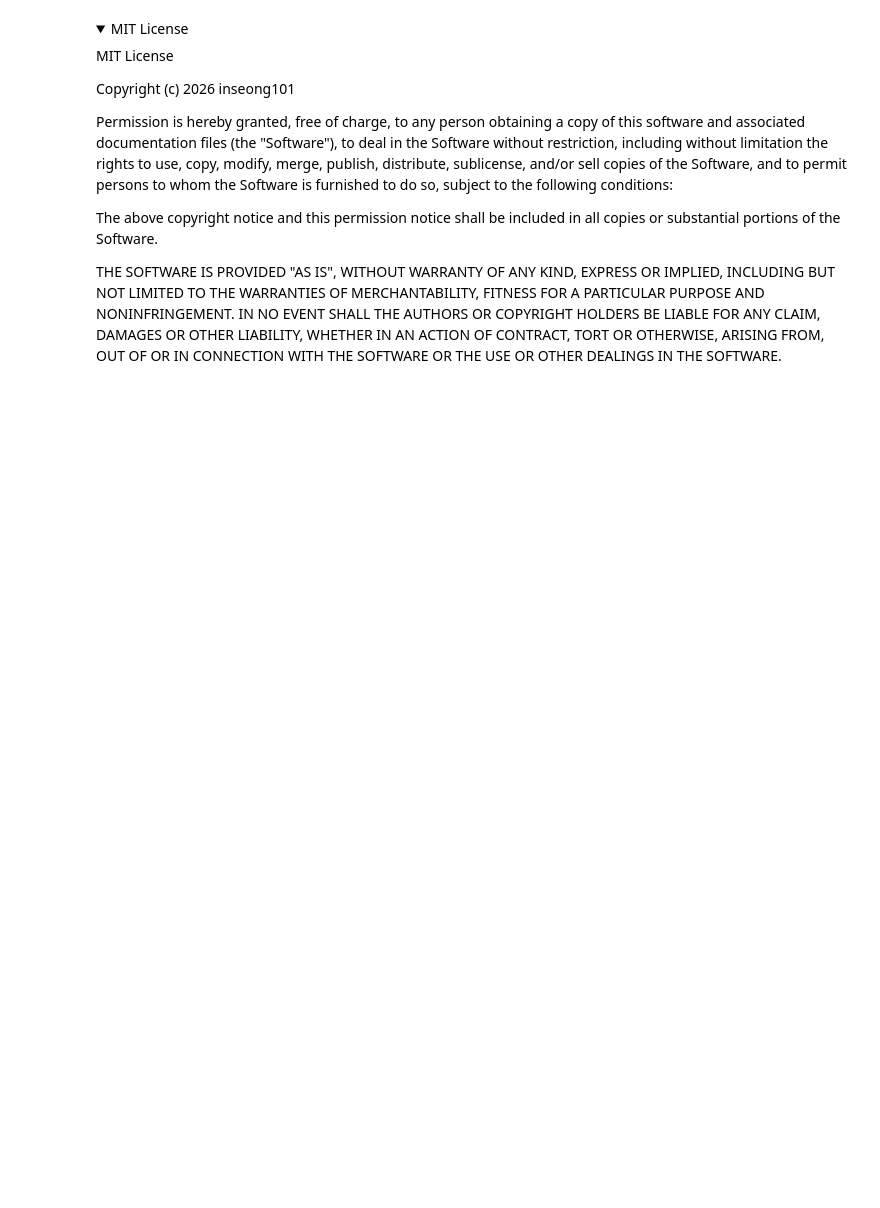
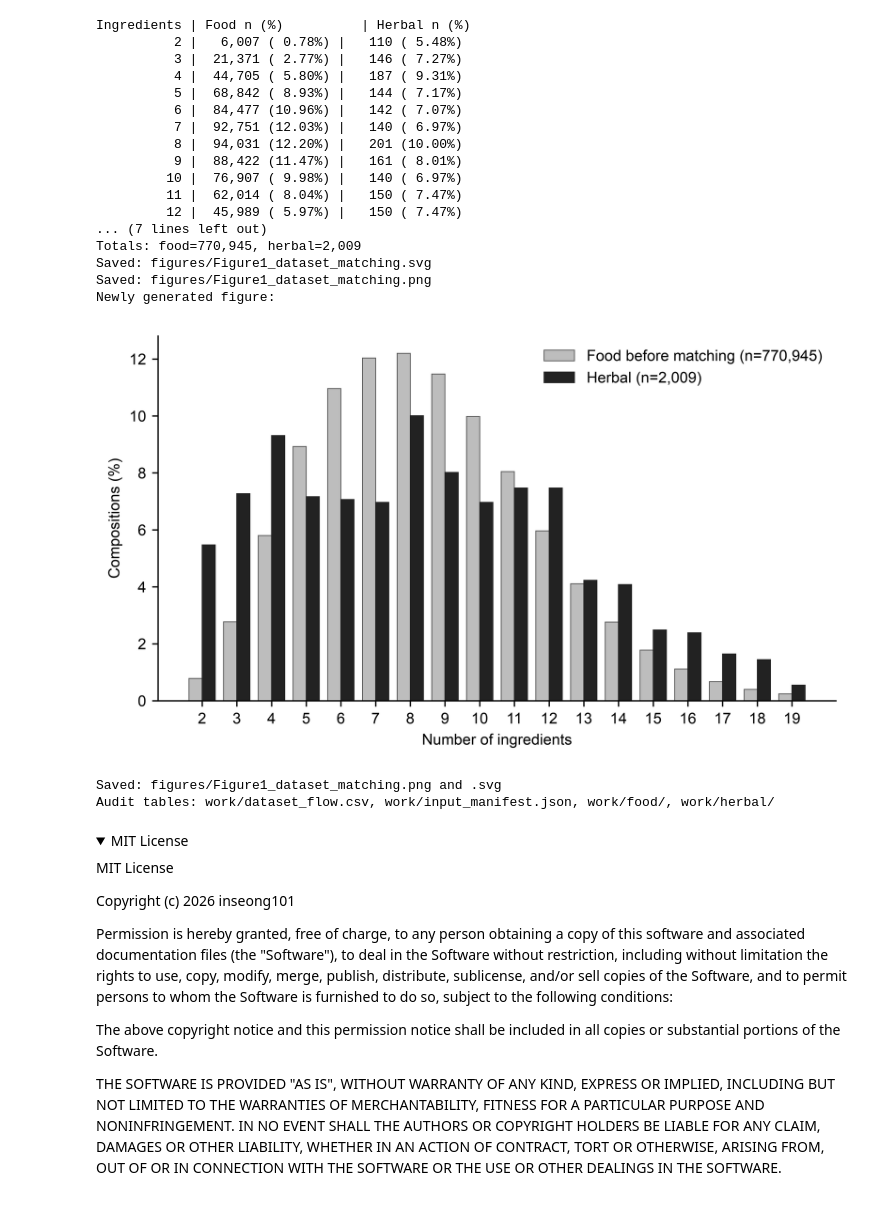
Before and after one commit to inseong101/HerbalFormulaCompletion, a Jupyter notebook: Colab.ipynb, the cells around one changed output. Cells and saved outputs as stored; diff of their text form; code cells hidden in the pictures; folded sections open; blank space fills up the shorter version.

Commit message:
Show and execute the complete raw-data-to-figure workflow in Colab

```diff
--- a/Colab.ipynb
+++ b/Colab.ipynb
@@ -26,0 +149,31 @@ display(Image(filename='figures/Figure1_dataset_matching.png'))
+# %%
+checked_counts = {}
+for domain, size_key, eligible_key, metadata in [
+    ("food", "ingredient_count", "included_recipes_after_canonical_mapping", food_meta),
+    ("herbal", "herb_count", "included_formulas_with_2_to_19_herbs", herbal_meta),
+]:
+    distribution = Counter()
+    weight_sum = 0
+    composition_ids = set()
+    with (fresh / f"work/{domain}/unique_compositions.csv").open(encoding="utf-8-sig") as handle:
+        for row in csv.DictReader(handle):
+            size = int(row[size_key])
+            assert 2 <= size <= 19
+            assert row["composition_id"] not in composition_ids
+            composition_ids.add(row["composition_id"])
+            distribution[size] += 1
+            weight_sum += int(row["weight"])
+    assert sum(distribution.values()) == metadata["unique_compositions"]
+    assert weight_sum == metadata[eligible_key]
+    checked_counts[domain] = distribution
+    print(domain, "PASS: ingredient range, unique IDs, composition total, source weights")
+assert checked_counts["food"] == food_counts
+assert checked_counts["herbal"] == herbal_counts
+flow = [
+    {"dataset": "food", "source_records": food_meta["source_records"], "eligible_records_before_merging": food_meta["included_recipes_after_canonical_mapping"], "unique_compositions": food_meta["unique_compositions"]},
+    {"dataset": "herbal", "source_records": herbal_meta["source_formulas"], "eligible_records_before_merging": herbal_meta["included_formulas_with_2_to_19_herbs"], "unique_compositions": herbal_meta["unique_compositions"]},
+]
+pipeline.write_csv(fresh / "work/dataset_flow.csv", tuple(flow[0]), flow)
+for row in flow:
+    print(row)
+(fresh / "work/input_manifest.json").write_text(json.dumps(manifest, ensure_ascii=False, indent=2))
@@ -27,3 +190,33 @@ display(Image(filename='figures/Figure1_dataset_matching.png'))
+# %%
+assert not (fresh / "figures").exists(), "Rerun from step 2 for a fresh reproduction."
+pipeline.make_figure1(checked_counts["herbal"], checked_counts["food"])
+for folder in ["work", "figures"]:
+    shutil.copytree(fresh / folder, repo / folder, dirs_exist_ok=True)
+print("Newly generated figure:")
+display(Image(filename=str(fresh / "figures/Figure1_dataset_matching.png")))
+print("Saved: figures/Figure1_dataset_matching.png and .svg")
+print("Audit tables: work/dataset_flow.csv, work/input_manifest.json, work/food/, work/herbal/")
+# %% [output]
+Ingredients | Food n (%)          | Herbal n (%)
+          2 |   6,007 ( 0.78%) |   110 ( 5.48%)
+          3 |  21,371 ( 2.77%) |   146 ( 7.27%)
+          4 |  44,705 ( 5.80%) |   187 ( 9.31%)
+          5 |  68,842 ( 8.93%) |   144 ( 7.17%)
+          6 |  84,477 (10.96%) |   142 ( 7.07%)
+          7 |  92,751 (12.03%) |   140 ( 6.97%)
+          8 |  94,031 (12.20%) |   201 (10.00%)
+          9 |  88,422 (11.47%) |   161 ( 8.01%)
+         10 |  76,907 ( 9.98%) |   140 ( 6.97%)
+         11 |  62,014 ( 8.04%) |   150 ( 7.47%)
+         12 |  45,989 ( 5.97%) |   150 ( 7.47%)
+... (7 lines left out)
+Totals: food=770,945, herbal=2,009
+Saved: figures/Figure1_dataset_matching.svg
+Saved: figures/Figure1_dataset_matching.png
+Newly generated figure:
+[figure, added]
+Saved: figures/Figure1_dataset_matching.png and .svg
+Audit tables: work/dataset_flow.csv, work/input_manifest.json, work/food/, work/herbal/
 # %% [markdown]
 <details><summary>MIT License</summary>
 
```
Also changed, not shown: parts of 17 cells of this notebook.
